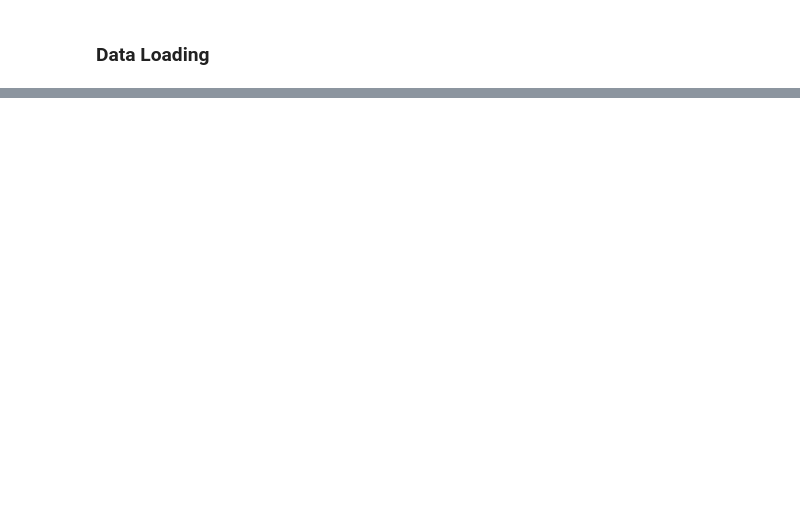
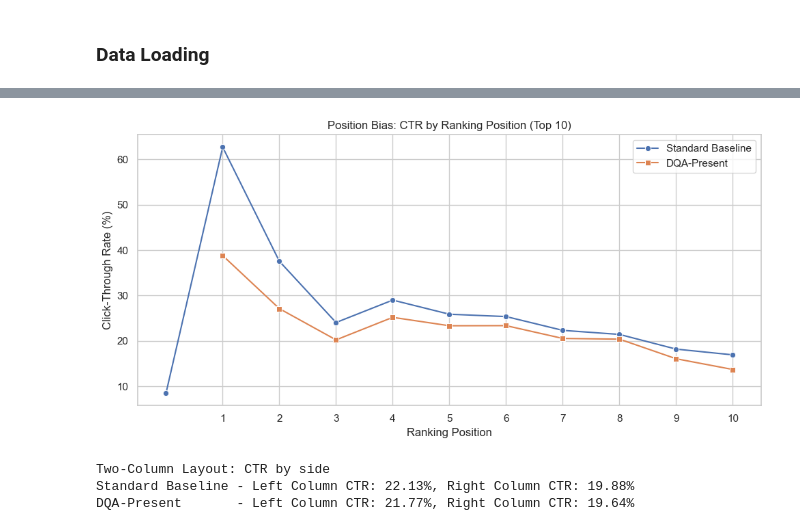
Before and after one commit to Jesperk88/Thesis_masters, a Jupyter notebook: Exploratory Data Analysis.ipynb, the cells around one changed output, grey strips where cells are left out. Saved outputs shown, nothing was run; the diff lists cells and outputs as text; code cells hidden in the pictures; blank space fills up the shorter version.

```diff
--- a/Exploratory Data Analysis.ipynb
+++ b/Exploratory Data Analysis.ipynb
@@ -59,0 +140,14 @@ Make sure to add some explanation of what you are doing in your code. This will
+# %%
+def flatten_impressions(df, col='search_result_details_with_idx'):
+    # Explode lists into rows and drop missing values
+    exp = df.dropna(subset=[col]).explode(col).reset_index(drop=True)
+    # Expand dicts into columns and merge with session/search IDs in one go
+    return exp[['session_idx', 'search_idx']].join(pd.json_normalize(exp[col]))
+
+# Flatten the impressions for both datasets
+base_imp = flatten_impressions(standard_baseline)
+dqa_imp = flatten_impressions(dqa_valid)
+
+# Print shapes and CTR together for a cleaner output
+print(f"Baseline Impressions: {base_imp.shape}, Overall CTR: {base_imp['click'].mean()*100:.3f}%")
+print(f"DQA Impressions:      {dqa_imp.shape}, Overall CTR: {dqa_imp['click'].mean()*100:.3f}%")
@@ -59,0 +183,41 @@ Make sure to add some explanation of what you are doing in your code. This will
+# %%
+import matplotlib.pyplot as plt
+import seaborn as sns
+
+# Group by position and calculate the mean click rate (percentage)
+base_pos_ctr = base_imp.groupby('position')['click'].mean() * 100
+dqa_pos_ctr = dqa_imp.groupby('position')['click'].mean() * 100
+
+# Limit to top 10 positions for a clean visual
+base_pos_ctr = base_pos_ctr[base_pos_ctr.index <= 10]
+dqa_pos_ctr = dqa_pos_ctr[dqa_pos_ctr.index <= 10]
+
+plt.figure(figsize=(10, 5))
+
+sns.lineplot(x=base_pos_ctr.index, y=base_pos_ctr.values, marker='o', label='Standard Baseline', color='#4C72B0')
+sns.lineplot(x=dqa_pos_ctr.index, y=dqa_pos_ctr.values, marker='s', label='DQA-Present', color='#DD8452')
+plt.title('Position Bias: CTR by Ranking Position (Top 10)')
+plt.xlabel('Ranking Position')
+plt.ylabel('Click-Through Rate (%)')
+plt.xticks(range(1, 11))
+plt.legend()
+plt.tight_layout()
+plt.show()
+
+# Create a new column to identify left vs right column based on position
+base_imp['is_left_column'] = base_imp['position'] % 2 != 0
+dqa_imp['is_left_column'] = dqa_imp['position'] % 2 != 0
+
+print("Two-Column Layout: CTR by side")
+base_left_ctr = base_imp[base_imp['is_left_column']]['click'].mean() * 100
+base_right_ctr = base_imp[~base_imp['is_left_column']]['click'].mean() * 100
+dqa_left_ctr = dqa_imp[dqa_imp['is_left_column']]['click'].mean() * 100
+dqa_right_ctr = dqa_imp[~dqa_imp['is_left_column']]['click'].mean() * 100
+
+print(f"Standard Baseline - Left Column CTR: {base_left_ctr:.2f}%, Right Column CTR: {base_right_ctr:.2f}%")
+print(f"DQA-Present       - Left Column CTR: {dqa_left_ctr:.2f}%, Right Column CTR: {dqa_right_ctr:.2f}%\n")
+# %% [output]
+[figure, added]
+Two-Column Layout: CTR by side
+Standard Baseline - Left Column CTR: 22.13%, Right Column CTR: 19.88%
+DQA-Present       - Left Column CTR: 21.77%, Right Column CTR: 19.64%
```
Also changed, not shown: parts of 20 cells of this notebook.
